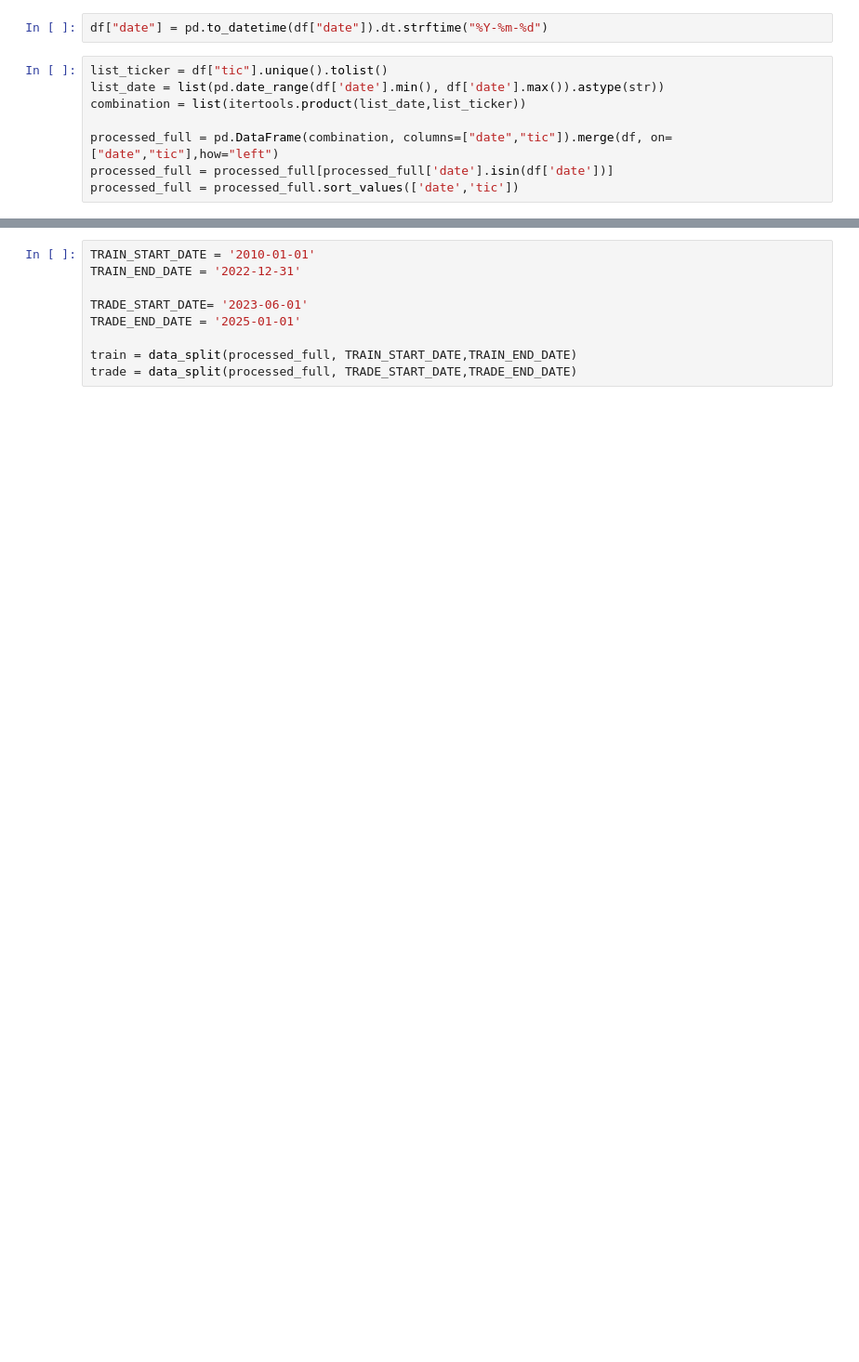
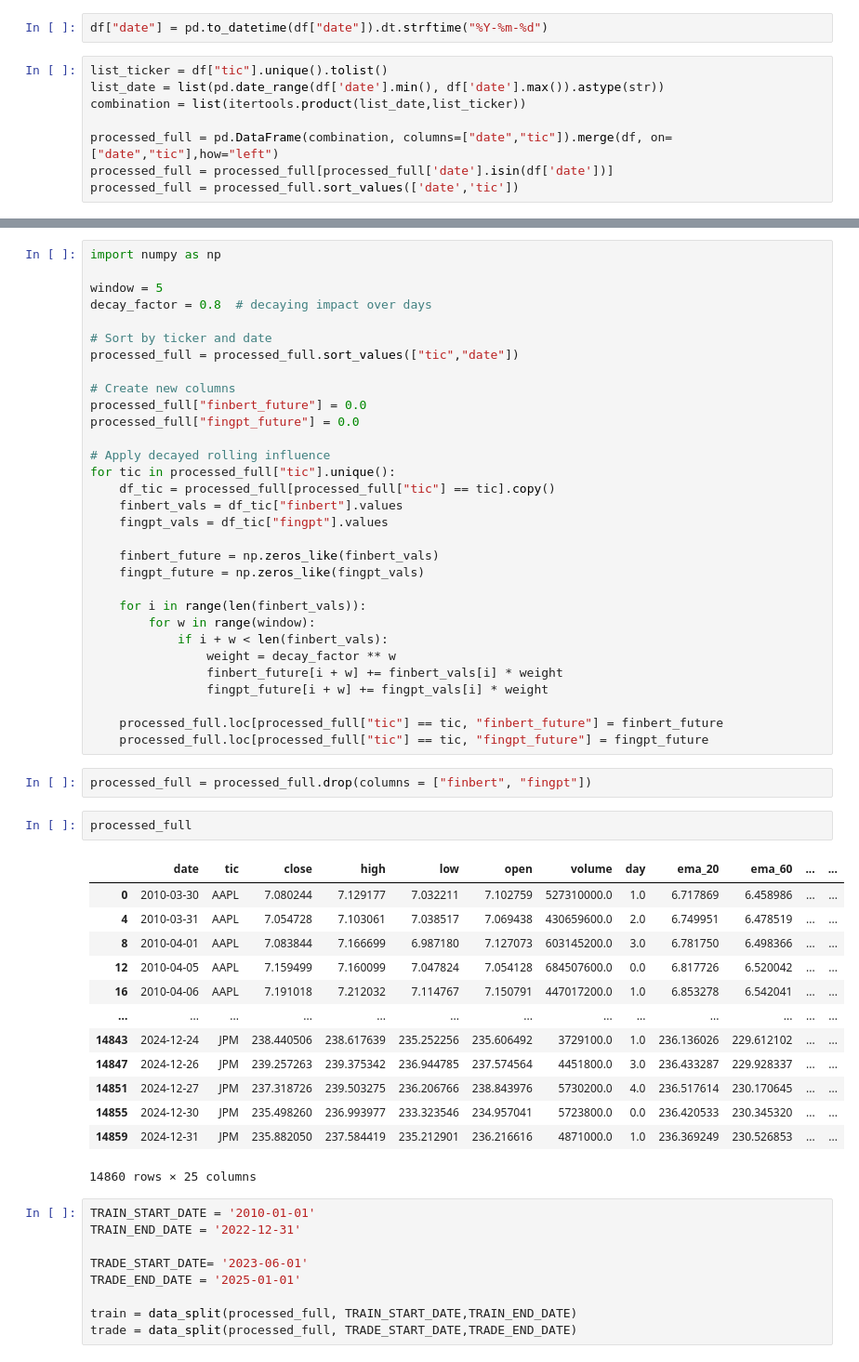
Before and after one commit to InFluX-M/FinLLMRL, a Jupyter notebook: notebook_trade.ipynb, the cells around one changed output, grey strips where cells are left out. Shown at 93% size. Drawn from its saved outputs; the diff is of its cells as text; blank space fills up the shorter version.

```diff
--- a/notebook_trade.ipynb
+++ b/notebook_trade.ipynb
@@ -1811,3 +2003,52 @@ memory usage: 22.2+ MB
+# %%
+import numpy as np
+
+window = 5
+decay_factor = 0.8  # decaying impact over days
+
+# Sort by ticker and date
+processed_full = processed_full.sort_values(["tic","date"])
+
+# Create new columns
+processed_full["finbert_future"] = 0.0
+processed_full["fingpt_future"] = 0.0
+
+# Apply decayed rolling influence
+for tic in processed_full["tic"].unique():
+    df_tic = processed_full[processed_full["tic"] == tic].copy()
+    finbert_vals = df_tic["finbert"].values
+    fingpt_vals = df_tic["fingpt"].values
+
+    finbert_future = np.zeros_like(finbert_vals)
+    fingpt_future = np.zeros_like(fingpt_vals)
+
+    for i in range(len(finbert_vals)):
+        for w in range(window):
+            if i + w < len(finbert_vals):
+                weight = decay_factor ** w
+                finbert_future[i + w] += finbert_vals[i] * weight
+                fingpt_future[i + w] += fingpt_vals[i] * weight
+
+    processed_full.loc[processed_full["tic"] == tic, "finbert_future"] = finbert_future
+    processed_full.loc[processed_full["tic"] == tic, "fingpt_future"] = fingpt_future
+# %%
+processed_full = processed_full.drop(columns = ["finbert", "fingpt"])
+# %%
+processed_full
+# %% [output]
+|  | date | tic | close | high | low | open | volume | day | ema_20 | ema_60 | ... | ... |
+| 0 | 2010-03-30 | AAPL | 7.080244 | 7.129177 | 7.032211 | 7.102759 | 527310000.0 | 1.0 | 6.717869 | 6.458986 | ... | ... |
+| 4 | 2010-03-31 | AAPL | 7.054728 | 7.103061 | 7.038517 | 7.069438 | 430659600.0 | 2.0 | 6.749951 | 6.478519 | ... | ... |
+| 8 | 2010-04-01 | AAPL | 7.083844 | 7.166699 | 6.987180 | 7.127073 | 603145200.0 | 3.0 | 6.781750 | 6.498366 | ... | ... |
+| 12 | 2010-04-05 | AAPL | 7.159499 | 7.160099 | 7.047824 | 7.054128 | 684507600.0 | 0.0 | 6.817726 | 6.520042 | ... | ... |
+| 16 | 2010-04-06 | AAPL | 7.191018 | 7.212032 | 7.114767 | 7.150791 | 447017200.0 | 1.0 | 6.853278 | 6.542041 | ... | ... |
+| ... | ... | ... | ... | ... | ... | ... | ... | ... | ... | ... | ... | ... |
+| 14843 | 2024-12-24 | JPM | 238.440506 | 238.617639 | 235.252256 | 235.606492 | 3729100.0 | 1.0 | 236.136026 | 229.612102 | ... | ... |
+| 14847 | 2024-12-26 | JPM | 239.257263 | 239.375342 | 236.944785 | 237.574564 | 4451800.0 | 3.0 | 236.433287 | 229.928337 | ... | ... |
+| 14851 | 2024-12-27 | JPM | 237.318726 | 239.503275 | 236.206766 | 238.843976 | 5730200.0 | 4.0 | 236.517614 | 230.170645 | ... | ... |
+| 14855 | 2024-12-30 | JPM | 235.498260 | 236.993977 | 233.323546 | 234.957041 | 5723800.0 | 0.0 | 236.420533 | 230.345320 | ... | ... |
+| 14859 | 2024-12-31 | JPM | 235.882050 | 237.584419 | 235.212901 | 236.216616 | 4871000.0 | 1.0 | 236.369249 | 230.526853 | ... | ... |
+14860 rows × 25 columns
 # %%
 TRAIN_START_DATE = '2010-01-01'
 TRAIN_END_DATE = '2022-12-31'
```
Also changed, not shown: parts of 34 cells of this notebook.
